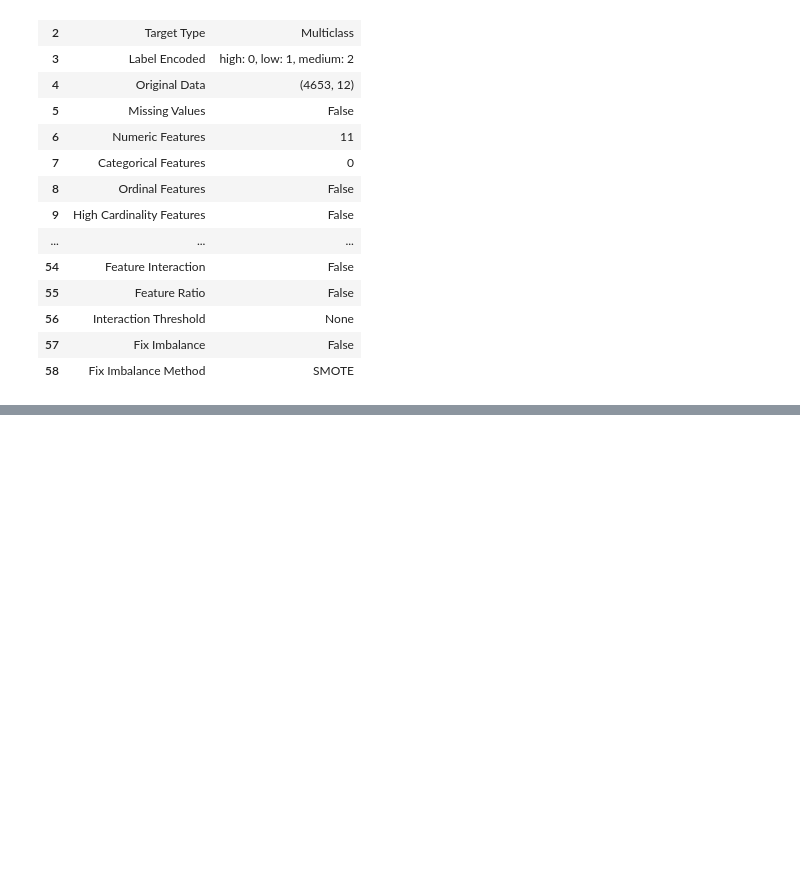
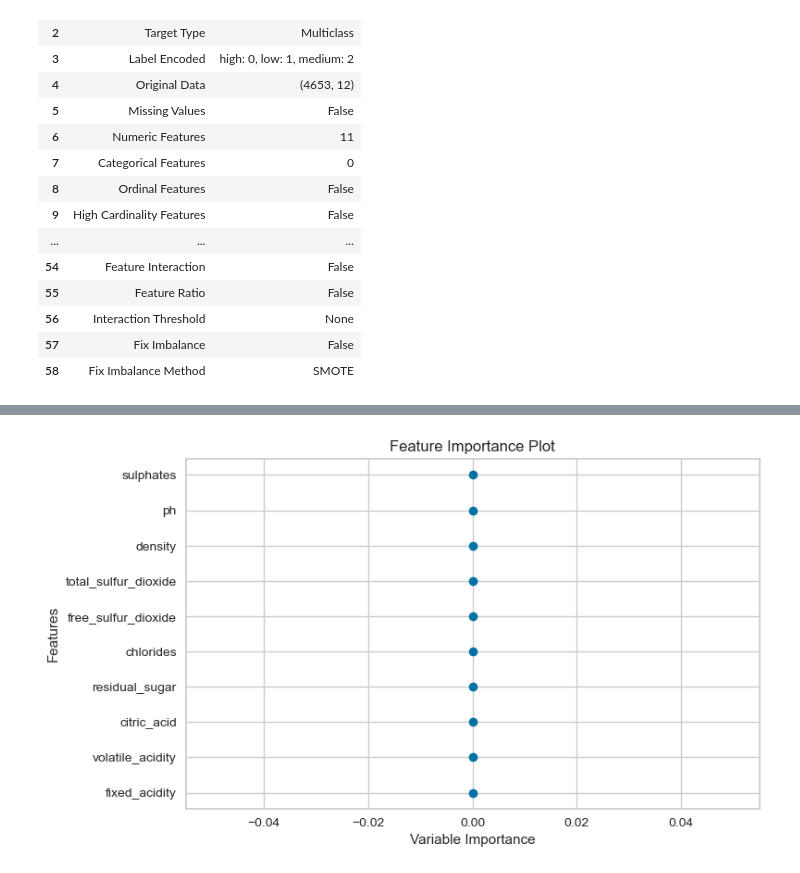
Before and after one commit to isdicely/Project-3, a Jupyter notebook: category_ML.ipynb, the cells around one changed output, grey strips where cells are left out. Cells and saved outputs as stored; diff of their text form; code cells hidden in the pictures; blank space fills up the shorter version.

```diff
--- a/category_ML.ipynb
+++ b/category_ML.ipynb
@@ -148,0 +376,4 @@ exp_clf101 = setup(data = data, target = 'quality_category', session_id=123)
+# %%
+plot_model(tuned_rf, plot='feature')
+# %% [output]
+[figure, added]
```
Also changed, not shown: parts of 23 cells of this notebook, 1 other file.
